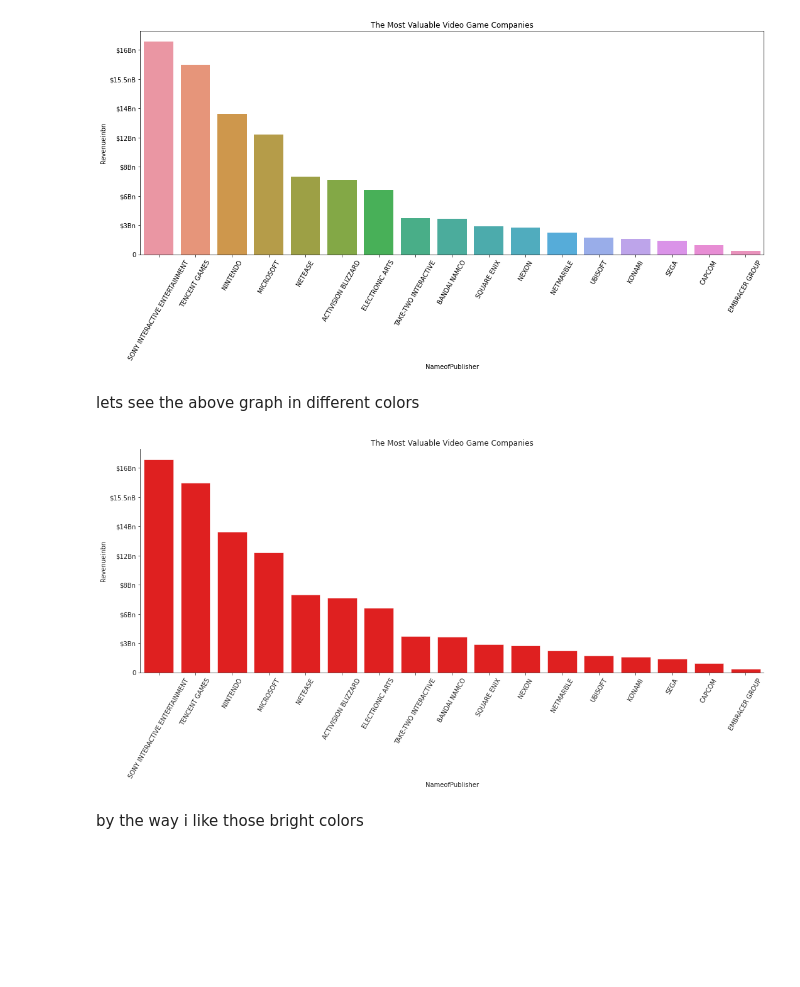
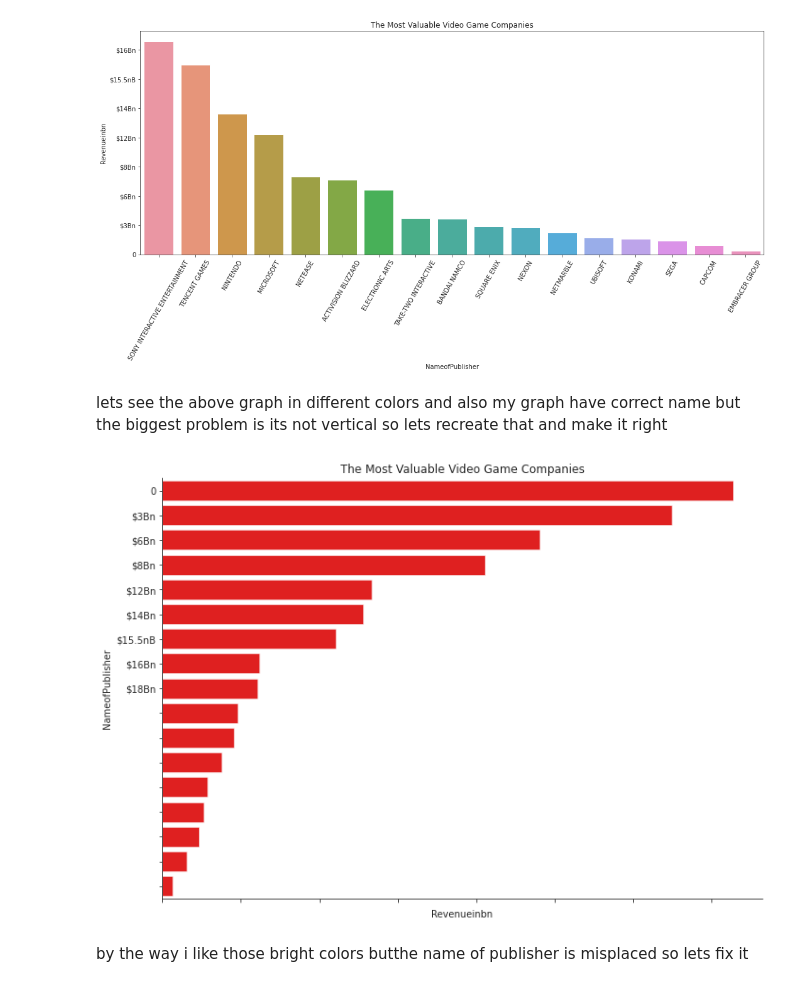
Before and after one commit to bjkc/Data-visualization, a Jupyter notebook: recreatingmasterproject.ipynb, the cells around one changed output. Cells and saved outputs as stored; diff of their text form; code cells hidden in the pictures; blank space fills up the shorter version.

```diff
--- a/recreatingmasterproject.ipynb
+++ b/recreatingmasterproject.ipynb
@@ -146,20 +146,21 @@ ax.set_yticklabels(ylabels)
 plt.show()
 # %% [output]
 [figure]
-# %% [markdown]
-lets see the above graph in different colors
+# %% [markdown]
+
+lets see the above graph in different colors and also my graph have correct name but the biggest problem is its not vertical so lets recreate that and make it right
 # %%
-plt.rcParams["figure.figsize"] = [15, 8]
+plt.rcParams["figure.figsize"] = [10, 7]
 plt.rcParams["figure.autolayout"] = True
 sns.set_style('ticks')
-ax = sns.barplot(data = df, x = 'NameofPublisher', y= "Revenueinbn", color= 'Red', ci= None, linewidth= 0.5)
+ax = sns.barplot(data = df, y = 'NameofPublisher', x= "Revenueinbn", color= 'Red', ci= None, linewidth= 0.5)
 ax.set_xticklabels(ax.get_xticklabels(),rotation = 60)
 ylabels = ['0','$3Bn' , '$6Bn', '$8Bn', '$12Bn', '$14Bn', '$15.5nB', '$16Bn', '$18Bn']
 ax.set_yticklabels(ylabels)
 ax.set_title('The Most Valuable Video Game Companies')
 sns.despine()
 plt.show()
 # %% [output]
-[figure, old version]
+[figure, new version]
 # %% [markdown]
-by the way i like those bright colors
+by the way i like those bright colors butthe name of publisher is misplaced so lets fix it
```
Also changed, not shown: parts of 13 cells of this notebook.
